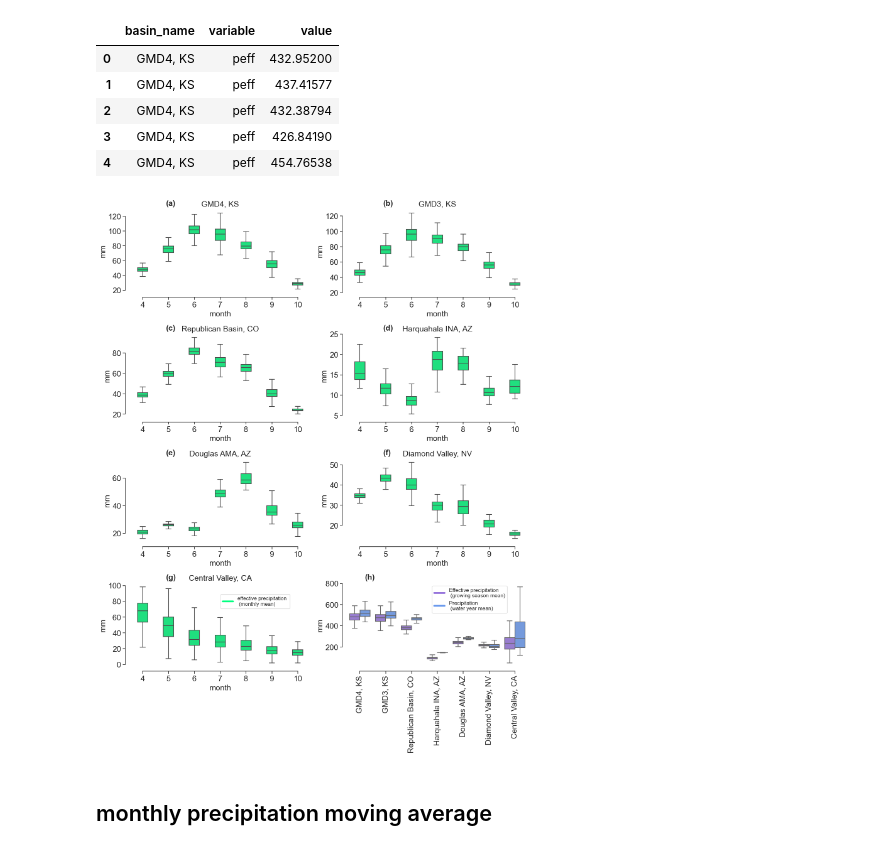
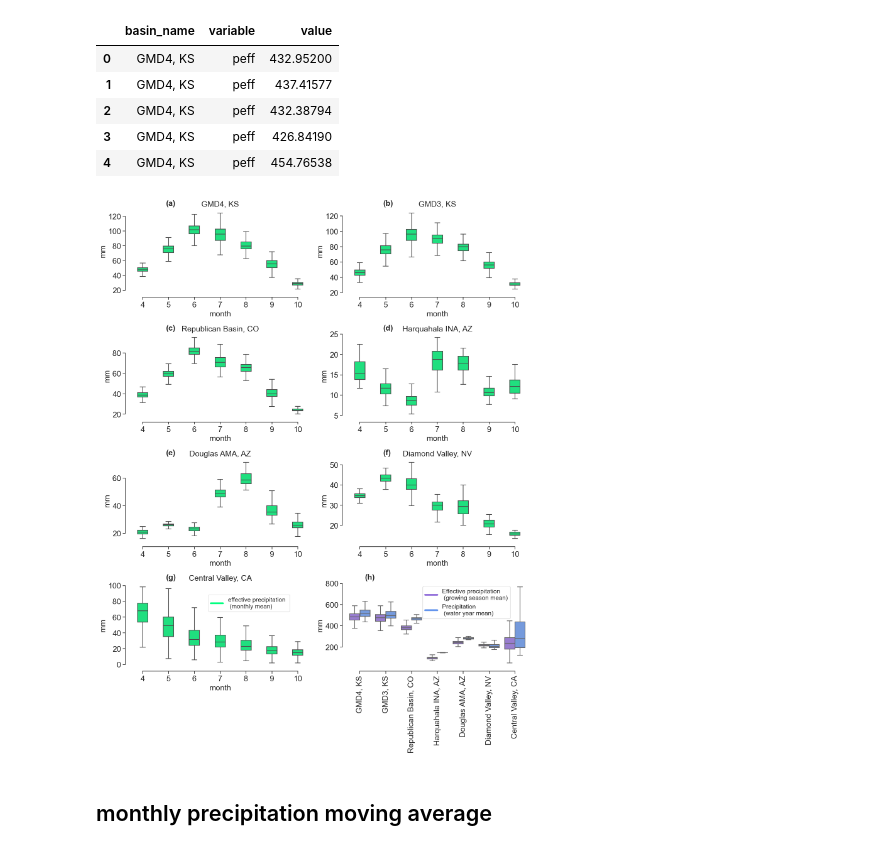
Before and after one commit to mdfahimhasan/WestUS_Peff, a Jupyter notebook: Codes/results_analysis/Peff_analysis_plots.ipynb, the cells around one changed output. Drawn from its saved outputs; the diff is of its cells as text; code cells hidden in the pictures.

Commit message:
fontsize update in plot

```diff
--- a/Codes/results_analysis/Peff_analysis_plots.ipynb
+++ b/Codes/results_analysis/Peff_analysis_plots.ipynb
@@ -63,11 +60,11 @@ for r in range(row):
             ax[r, c].text(0.1, 1.11, subplot_labels[-1], transform=ax[r, c].transAxes,
                           fontsize=18, fontweight='bold', va='top', ha='left')
 
-            # custom legend
+            # legend
             handles = [plt.Line2D([0], [0], color='mediumpurple', lw=4),
                        plt.Line2D([0], [0], color='cornflowerblue', lw=4)]
             labels = ['Effective precipitation \n (growing season mean)', 'Precipitation \n (water year mean)']
-            ax[r, c].legend(handles, labels, fontsize=12, loc='upper right', bbox_to_anchor=(0.9, 1))
+            ax[r, c].legend(handles, labels, fontsize=14, loc='upper right', bbox_to_anchor=(0.92, 1))
 
         else:  # for monthly peff plot of each basin
             df_plot = df_month[df_month['basin_name'] == basin_names[basin_idx]]
@@ -78,35 +75,35 @@ for r in range(row):
             ax[r, c].set_title(basin_names[basin_idx], fontsize=18)
             ax[r, c].set_xlabel('month', fontsize=18)
             ax[r, c].set_ylabel('mm', fontsize=18)
             ax[r, c].tick_params(axis='both', labelsize=18)
             #ax[r, c].set_ylim([0, 130])
 
             # add subplot serial
             ax[r, c].text(0.2, 1.11, subplot_labels[basin_idx], transform=ax[r, c].transAxes,
                           fontsize=18, fontweight='bold', va='top', ha='left')
 
             basin_idx += 1
 
             # legend
             if (r==3) & (c==0):
                 handles = [plt.Line2D([0], [0], color='springgreen', lw=4)]
                 labels = ['effective precipitation \n (monthly mean)']
-                ax[r, c].legend(handles, labels, fontsize=12, loc='upper right', bbox_to_anchor=(0.9, 0.9))
+                ax[r, c].legend(handles, labels, fontsize=14, loc='upper right', bbox_to_anchor=(0.9, 0.9))
 
 # removing the boxes around the plot and only keeping the x and y axis
 sns.despine(offset=10, trim=True)
 
 # Rotate x labels for plot 1 after tight layout
 for label in ax[3, 1].get_xticklabels():
     label.set_rotation(90)
 
 # Adjust bottom margin to prevent cutoff
 plt.subplots_adjust(bottom=0.1)
 plt.tight_layout()
 
 fig.savefig('plots/peff_boxplot.png', dpi=300)
 # %% [output]
-[figure, old version]
+[figure, new version]
 # %% [markdown]
 ## monthly precipitation moving average
 # %%
```
Also changed, not shown: parts of 2 cells of this notebook.
